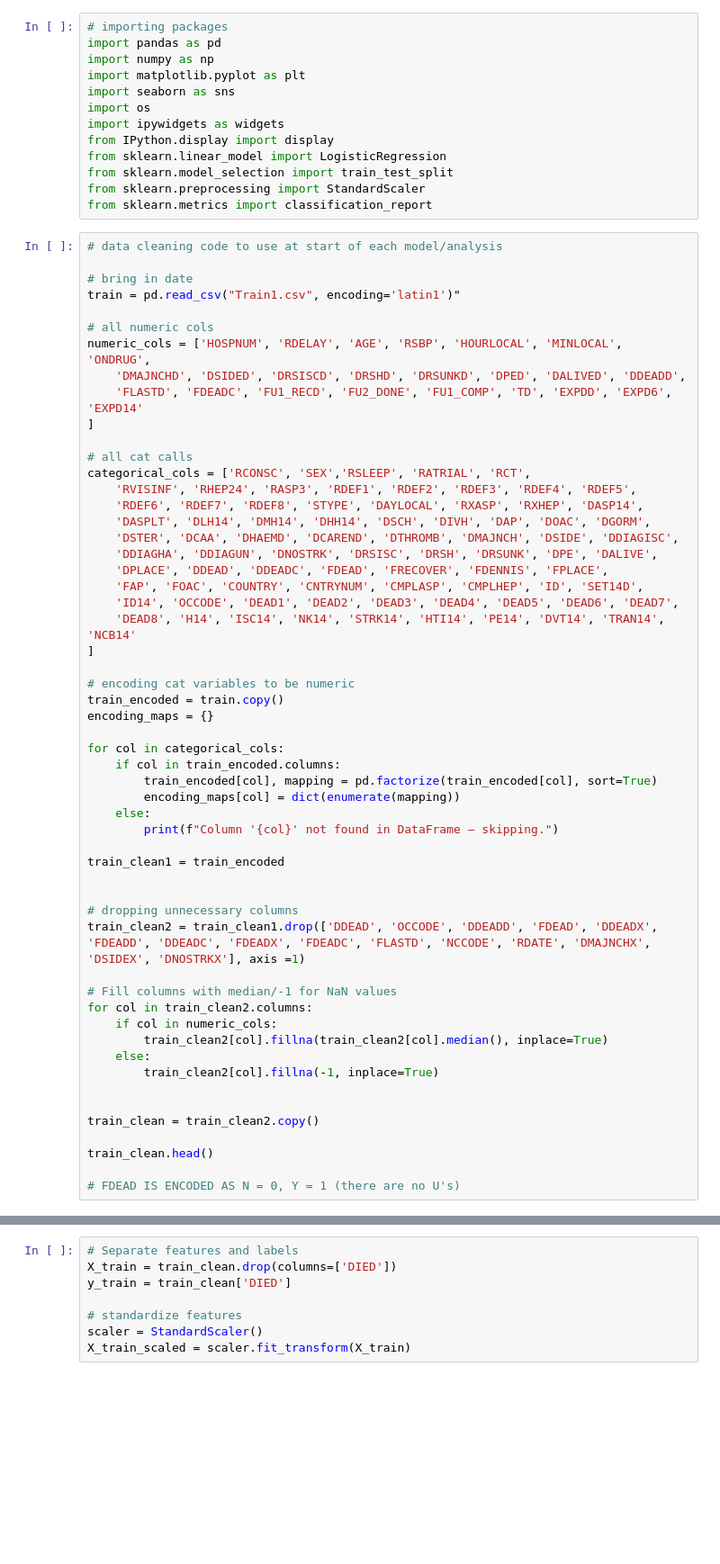
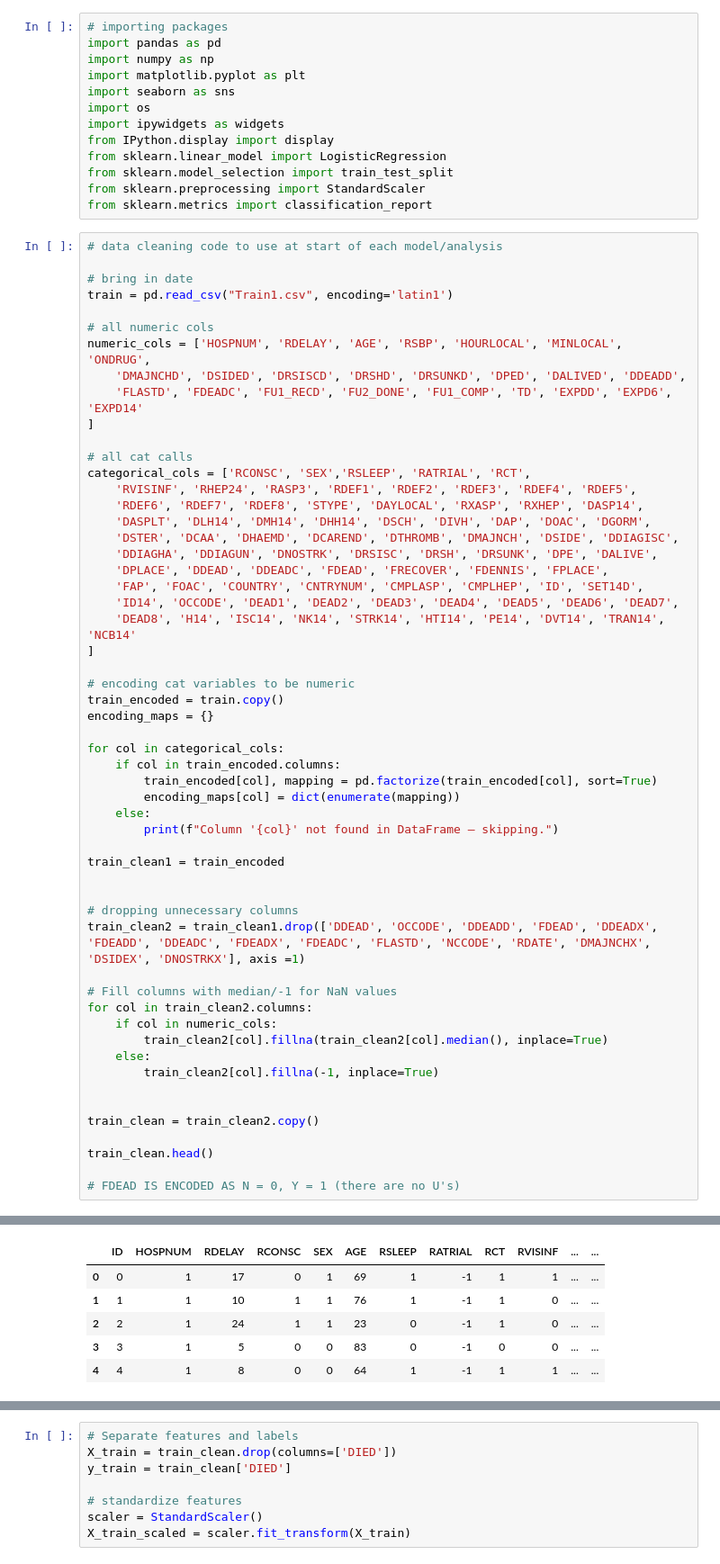
Before and after one commit to sanjananalla/bios635, a Jupyter notebook: logreg_bios635_final.ipynb, the cells around one changed output, grey strips where cells are left out. Shown: that part at 90% size. Cells and saved outputs as stored; diff of their text form; blank space fills up the shorter version.

```diff
--- a/logreg_bios635_final.ipynb
+++ b/logreg_bios635_final.ipynb
@@ -17,7 +17,7 @@ from sklearn.metrics import classification_report
 # data cleaning code to use at start of each model/analysis
 
 # bring in date
-train = pd.read_csv("Train1.csv", encoding='latin1')"
+train = pd.read_csv("Train1.csv", encoding='latin1')
 
 # all numeric cols
 numeric_cols = ['HOSPNUM', 'RDELAY', 'AGE', 'RSBP', 'HOURLOCAL', 'MINLOCAL', 'ONDRUG',
@@ -72,0 +89,6 @@ SyntaxError: unterminated string literal (detected at line 4) (78537138.py, line
+|  | ID | HOSPNUM | RDELAY | RCONSC | SEX | AGE | RSLEEP | RATRIAL | RCT | RVISINF | ... | ... |
+| 0 | 0 | 1 | 17 | 0 | 1 | 69 | 1 | -1 | 1 | 1 | ... | ... |
+| 1 | 1 | 1 | 10 | 1 | 1 | 76 | 1 | -1 | 1 | 0 | ... | ... |
+| 2 | 2 | 1 | 24 | 1 | 1 | 23 | 0 | -1 | 1 | 0 | ... | ... |
+| 3 | 3 | 1 | 5 | 0 | 0 | 83 | 0 | -1 | 0 | 0 | ... | ... |
+| 4 | 4 | 1 | 8 | 0 | 0 | 64 | 1 | -1 | 1 | 1 | ... | ... |
```
Also changed, not shown: parts of 3 cells of this notebook, 2 other files.
